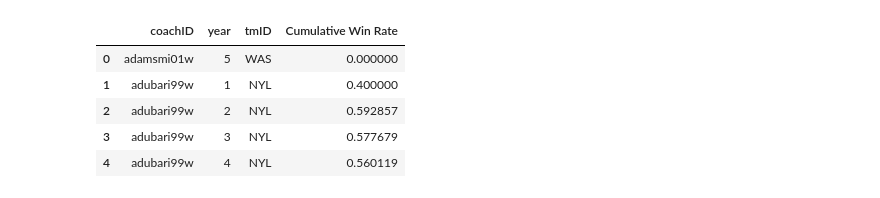
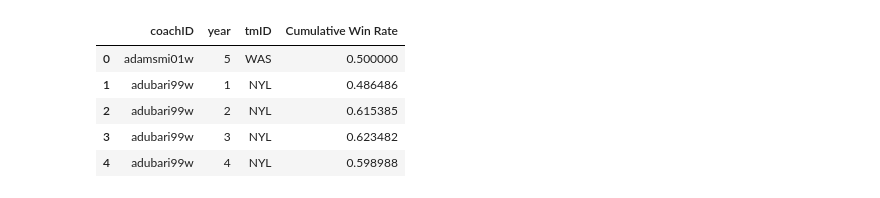
Before and after one commit to sirkotal/feup-ac, a Jupyter notebook: coachesNotebook.ipynb, the cells around one changed output. Cells and saved outputs as stored; diff of their text form; code cells hidden in the pictures.

Commit message:
Still working on stats for the model variables

```diff
--- a/coachesNotebook.ipynb
+++ b/coachesNotebook.ipynb
@@ -5,36 +5,42 @@ import numpy as np
 import math
 import matplotlib.pyplot as plt
 import seaborn as sb
 from sklearn.preprocessing import LabelEncoder
 from sklearn.model_selection import train_test_split
 from sklearn.metrics import ConfusionMatrixDisplay, accuracy_score, classification_report, confusion_matrix
 from sklearn.tree import DecisionTreeClassifier
 
 df_coaches = pd.read_csv('dataset/processed/coaches_processed.csv')
 
 stats_df_coaches = df_coaches.drop("stint", axis=1)
 
 stats_df_coaches["Win Rate"] = np.where(
     (stats_df_coaches['post_wins'] == 0) & (stats_df_coaches['post_losses'] == 0),
     stats_df_coaches['won'] / (stats_df_coaches['won'] + stats_df_coaches['lost']),
-    stats_df_coaches['won'] / (stats_df_coaches['won'] + stats_df_coaches['lost']) * 0.4 + stats_df_coaches['post_wins'] / (stats_df_coaches['post_wins'] + stats_df_coaches['post_losses'])*0.6,
+    ((stats_df_coaches['won'] + stats_df_coaches['post_wins']) / (stats_df_coaches['won'] + stats_df_coaches['lost'] + stats_df_coaches['post_wins'] + stats_df_coaches['post_losses']))
 )
 
 #Estreante ou não
 stats_df_coaches['Cumulative Win Rate'] = stats_df_coaches.groupby('coachID')['Win Rate'].expanding().mean().reset_index(level=0, drop=True).shift(1).fillna(0)
 
 stats_df_coaches.drop(columns=['won', 'lost', 'post_wins', 'post_losses', 'Win Rate'], inplace=True)
 
+df_teams = pd.read_csv('dataset/processed/teams_test.csv')
+
+df_teams = pd.merge(df_teams, stats_df_coaches, on=['tmID', 'year'], how='left')
+
+df_teams.to_csv('dataset/processed/teams_test.csv', index=False)
+
 stats_df_coaches.head()
 #stats_df_players.dropna(axis=0, how='any', inplace=True)
 #stats_df_players.isna().sum()
 
 #gajos com 0 minutos
 #df_players.loc[df_players['minutes'] <= 0, ['minutes', 'PostMinutes']]
 # %% [output]
 |  | coachID | year | tmID | Cumulative Win Rate |
-| 0 | adamsmi01w | 5 | WAS | 0.000000 |
-| 1 | adubari99w | 1 | NYL | 0.400000 |
-| 2 | adubari99w | 2 | NYL | 0.592857 |
-| 3 | adubari99w | 3 | NYL | 0.577679 |
-| 4 | adubari99w | 4 | NYL | 0.560119 |
+| 0 | adamsmi01w | 5 | WAS | 0.500000 |
+| 1 | adubari99w | 1 | NYL | 0.486486 |
+| 2 | adubari99w | 2 | NYL | 0.615385 |
+| 3 | adubari99w | 3 | NYL | 0.623482 |
+| 4 | adubari99w | 4 | NYL | 0.598988 |
```
Also changed, not shown: 2 other files.
